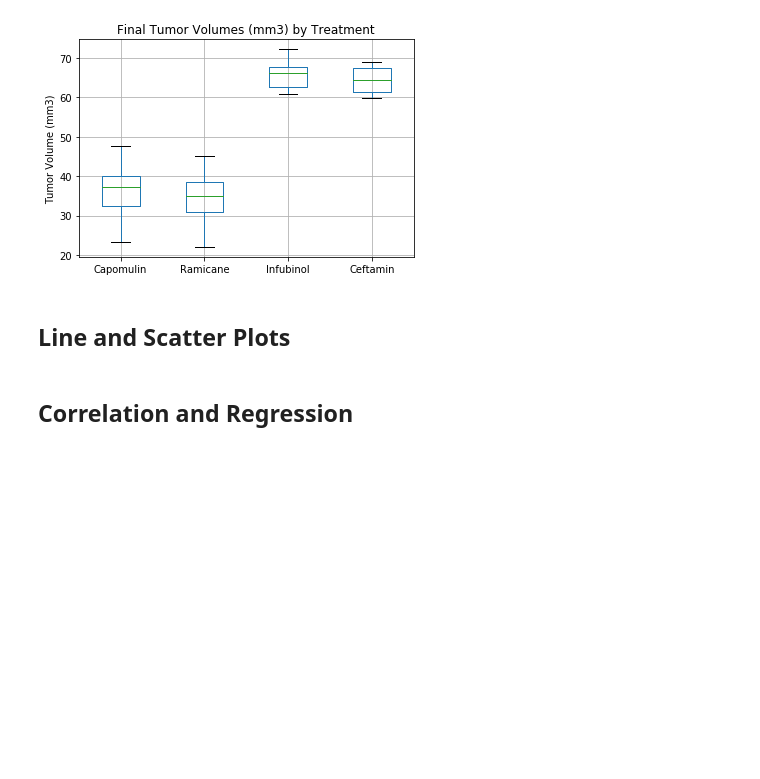
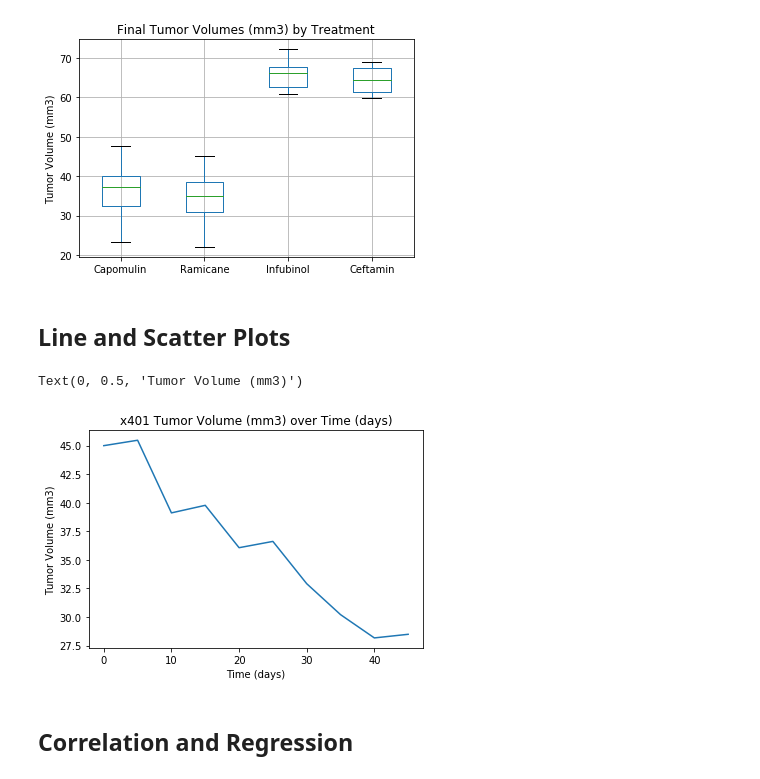
Before and after one commit to Gendo90/matplotlib-challenge, a Jupyter notebook: Pymaceuticals/Pymaceuticals/pymaceuticals_starter.ipynb, the cells around one changed output. Saved outputs shown, nothing was run; the diff lists cells and outputs as text; code cells hidden in the pictures; blank space fills up the shorter version.

Commit message:
feat: Add line plot showing tumor volume vs. time for a randomly selected mouse treated with Capomulin

```diff
--- a/Pymaceuticals/Pymaceuticals/pymaceuticals_starter.ipynb
+++ b/Pymaceuticals/Pymaceuticals/pymaceuticals_starter.ipynb
@@ -478,3 +476,32 @@ Text(0, 0.5, 'Tumor Volume (mm3)')
+# %%
+# Generate a line plot of time point versus tumor volume for a mouse treated with Capomulin
+import random
+
+#we want a random mouse to be shown, so we can use the random module to select a mouse from the list of mice treated by
+#Capomulin
+
+
+#first, get the subset of Capomulin mice
+capomulin_mice = cleaned_combined_data.loc[cleaned_combined_data["Drug Regimen"]=="Capomulin"]
+
+#now get the random mouse
+possible_mice = list(capomulin_mice["Mouse ID"].unique())
+selected_mouse_ID = possible_mice[random.randint(0, len(possible_mice)-1)]
+
+#get data for specific mouse
+selected_mouse_data = capomulin_mice.loc[capomulin_mice["Mouse ID"]==selected_mouse_ID]
+
+#plot data for that mouse
+capomulin_mouse_plot, ax_capomulin_mouse = plt.subplots()
+
+plt.plot(selected_mouse_data["Timepoint"], selected_mouse_data["Tumor Volume (mm3)"])
+
+ax_capomulin_mouse.set_title(f"{selected_mouse_ID} Tumor Volume (mm3) over Time (days)")
+ax_capomulin_mouse.set_xlabel("Time (days)")
+ax_capomulin_mouse.set_ylabel("Tumor Volume (mm3)")
+# %% [output]
+Text(0, 0.5, 'Tumor Volume (mm3)')
+[figure, added]
 # %%
 # Generate a scatter plot of mouse weight versus average tumor volume for the Capomulin regimen
 # %% [markdown]
```
Also changed, not shown: parts of 1 cell of this notebook.
